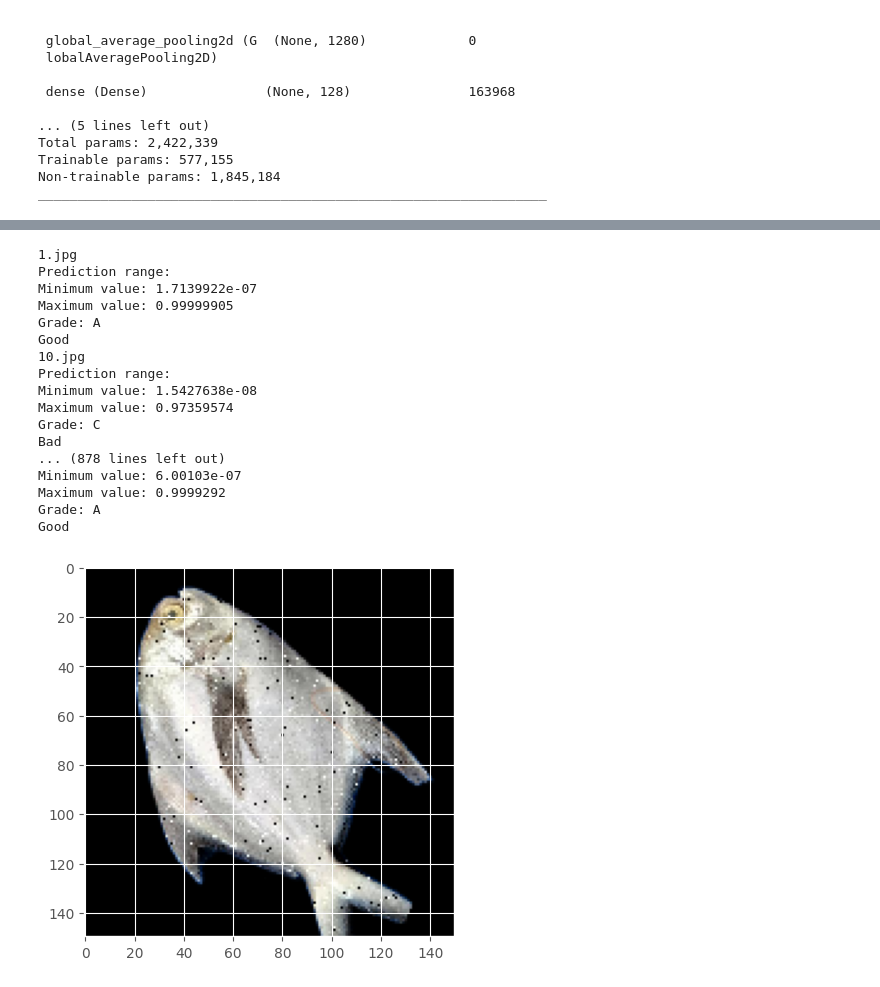
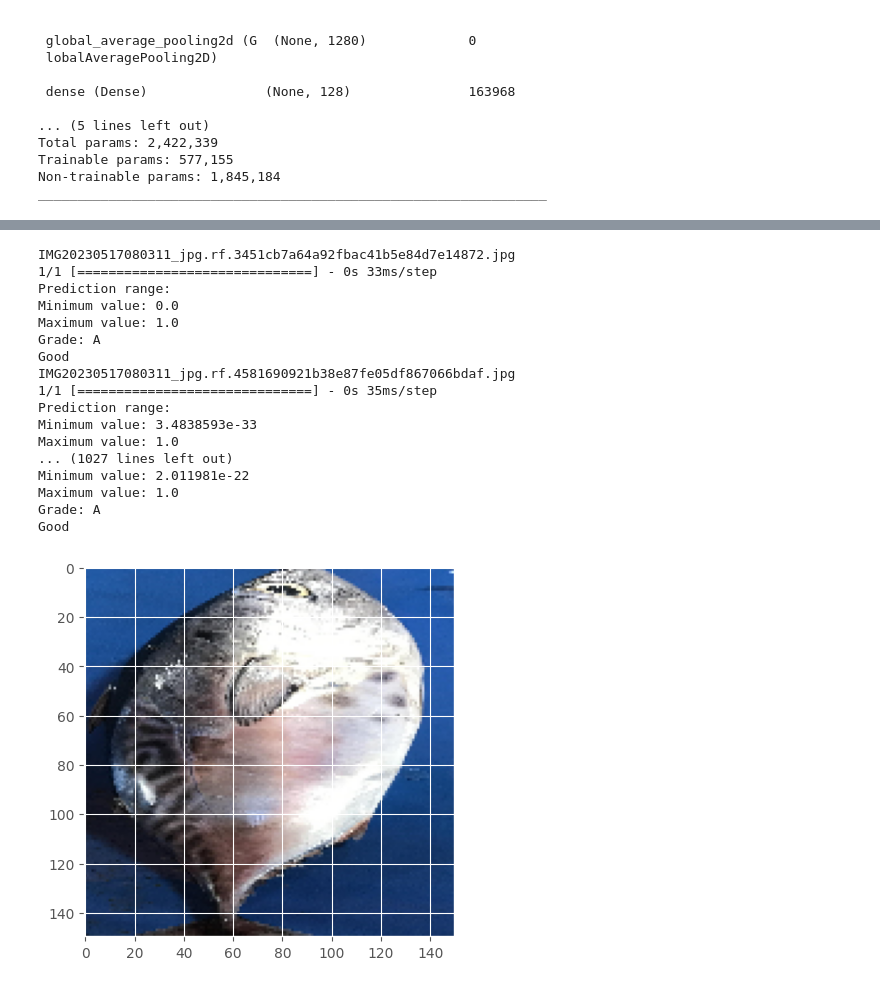
Before and after one commit to Bloomy-Bangkit/bloomy-fishgrading, a Jupyter notebook: fishgrading_finetune.ipynb, the cells around one changed output, grey strips where cells are left out. Saved outputs shown, nothing was run; the diff lists cells and outputs as text; code cells hidden in the pictures.

```diff
--- a/fishgrading_finetune.ipynb
+++ b/fishgrading_finetune.ipynb
@@ -25,6 +25,6 @@ height = 150
 # %%
 files = ['A', 'B','C']
-file_path = "D:/TITO/Documents/BANGKIT/capstone/protoype2/data5/{}"
+file_path = "D:/TITO/Documents/BANGKIT/capstone/protoype2/data6/{}"
 data = {}
 for f in files:
     data[f]=[]
@@ -152,8 +130,8 @@ ________________________________________________________________________________
 model = models.Sequential([
     base_model,
     layers.GlobalAveragePooling2D(),
-    layers.Dense(128, activation='relu'),
-    layers.Dropout(0.6),
+    layers.Dense(64, activation='relu'),
+    layers.Dropout(0.5),
     layers.Dense(3, activation='softmax')
 ])
 # %%
@@ -178,7 +156,7 @@ Non-trainable params: 2,257,984
 _________________________________________________________________
 # %%
 callback = tf.keras.callbacks.EarlyStopping(monitor='val_accuracy',
-                                                patience=50,
+                                                patience=10,
                                                 restore_best_weights=True)
 # %%
 # model.compile(tf.keras.optimizers.Adam(learning_rate=0.0001),
@@ -428,0 +396,2 @@ def Prediction(image):
+# %%
+history = model.fit(train_images, train_labels, epochs=100, validation_data=(test_images, test_labels), callbacks=[lr_callback, callback])
@@ -461,6 +464,6 @@ plt.show()
 # %%
 # user_path = r"C:\laragon\www\Project\Bloomy\img\output"
-user_path = r"D:\\TITO\\Documents\\BANGKIT\\capstone\\protoype2\\data2\\A"
+user_path = r"D:\\TITO\\Documents\\BANGKIT\\capstone\\protoype2\\data\\A"
 
 image_files = os.listdir(user_path)
 for idx in range(0, 149):
@@ -477,45 +480,45 @@ for idx in range(0, 149):
     classes = model.predict(x, batch_size=1)
     nilai_min = np.min(classes)
     nilai_max = np.max(classes)
 
     print("Prediction range:")
     print("Minimum value:", nilai_min)
     print("Maximum value:", nilai_max)
 
     class_list = ['A', 'B', 'C']
 
     predicted_class = class_list[np.argmax(classes[0])]
     print('Grade:', predicted_class)
 
     if predicted_class == 'A':
         print('Good')
 
 
     elif predicted_class == 'B':
         print('Medium')
 
 
     elif predicted_class == 'C':
         print('Bad')
 # %% [output]
-1.jpg
+IMG20230517080311_jpg.rf.3451cb7a64a92fbac41b5e84d7e14872.jpg
+1/1 [==============================] - 0s 33ms/step
 Prediction range:
-Minimum value: 1.7139922e-07
-Maximum value: 0.99999905
+Minimum value: 0.0
+Maximum value: 1.0
 Grade: A
 Good
-10.jpg
+IMG20230517080311_jpg.rf.4581690921b38e87fe05df867066bdaf.jpg
+1/1 [==============================] - 0s 35ms/step
 Prediction range:
-Minimum value: 1.5427638e-08
-Maximum value: 0.97359574
-Grade: C
-Bad
-... (878 lines left out)
-Minimum value: 6.00103e-07
-Maximum value: 0.9999292
+Minimum value: 3.4838593e-33
+Maximum value: 1.0
+... (1027 lines left out)
+Minimum value: 2.011981e-22
+Maximum value: 1.0
 Grade: A
 Good
-[figure, old version]
+[figure, new version]
 # %%
 # file_location = 'D:\\Users\\Andra\Documents\\Bloomy\\prototype\\fish_grading.h5'
 # file_location = 'C:\laragon\www\Project\Bloomy\model\\fishgrading.h5'
```
Also changed, not shown: parts of 26 cells of this notebook, 2 other files.
